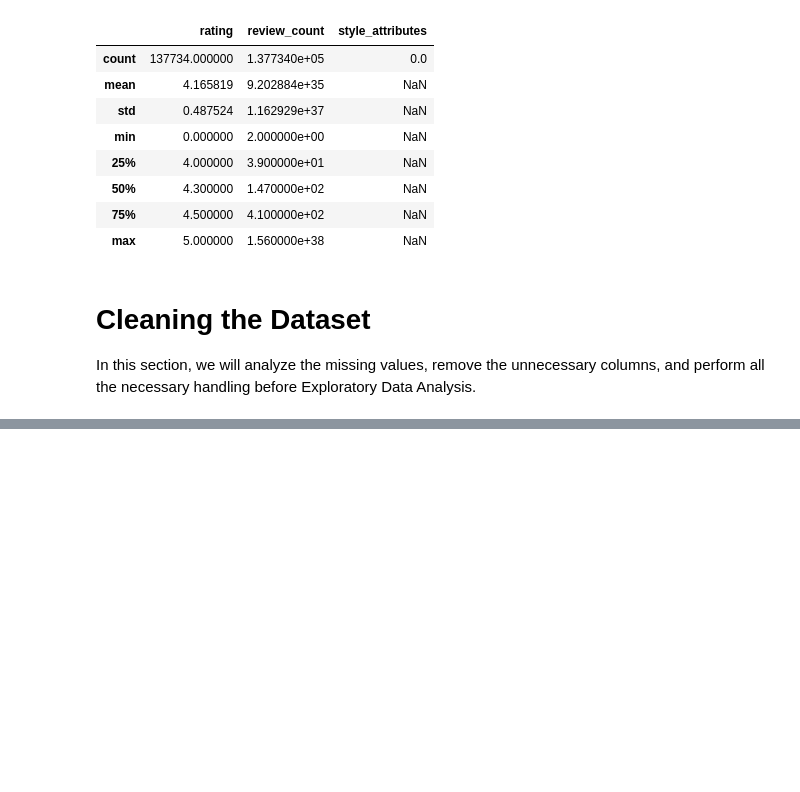
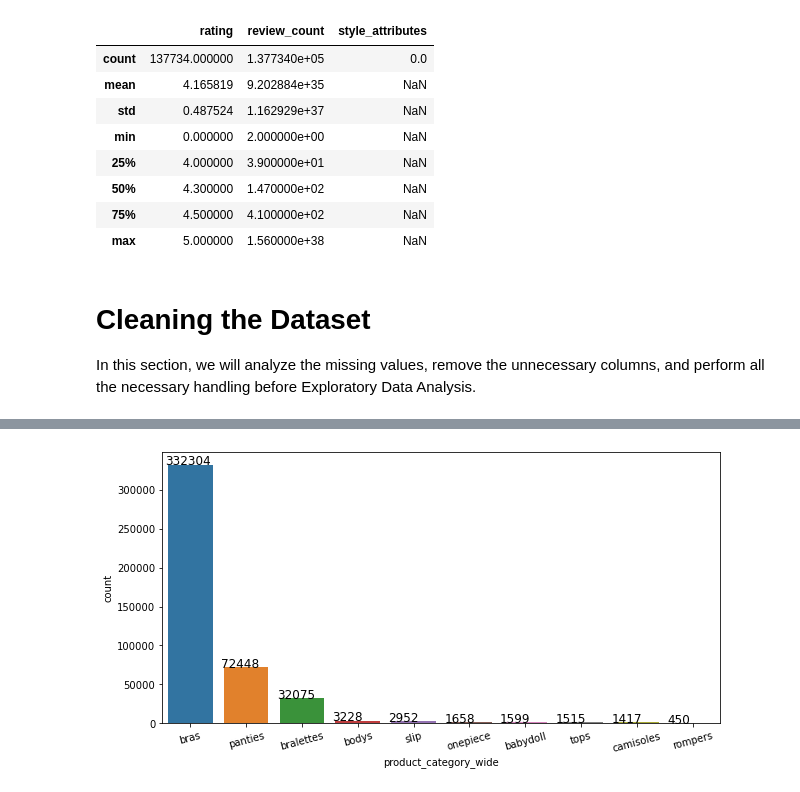
Before and after one commit to shardul-rajhans/fashion-price-prediction, a Jupyter notebook: EDA_Price_Prediction.ipynb, the cells around one changed output, grey strips where cells are left out. Saved outputs shown, nothing was run; the diff lists cells and outputs as text; code cells hidden in the pictures; blank space fills up the shorter version.

```diff
--- a/EDA_Price_Prediction.ipynb
+++ b/EDA_Price_Prediction.ipynb
@@ -235,0 +372,18 @@ Name: product_category_wide, dtype: int64
+# %%
+def univariate_countplot(column, x, y):
+    plt.figure(figsize=(x,y))
+    ax = sns.countplot(x = column, data = victoria_secret_s, order = victoria_secret_s[column].value_counts().iloc[:10].index)
+    ax.set_xticklabels(ax.get_xticklabels(),rotation=15)
+    # Percentage of bars
+    total = float(victoria_secret_s.shape[0])
+
+    for p in ax.patches:
+            x = p.get_x() + p.get_width() / 2 - 0.45
+            y = p.get_y() + p.get_height()
+            ax.annotate(p.get_height(), (x, y), size = 12)
+    plt.show()
+# %%
+# Let's plot a count plot for product category
+univariate_countplot('product_category_wide', 10, 5)
+# %% [output]
+[figure, added]
```
Also changed, not shown: parts of 29 cells of this notebook.
